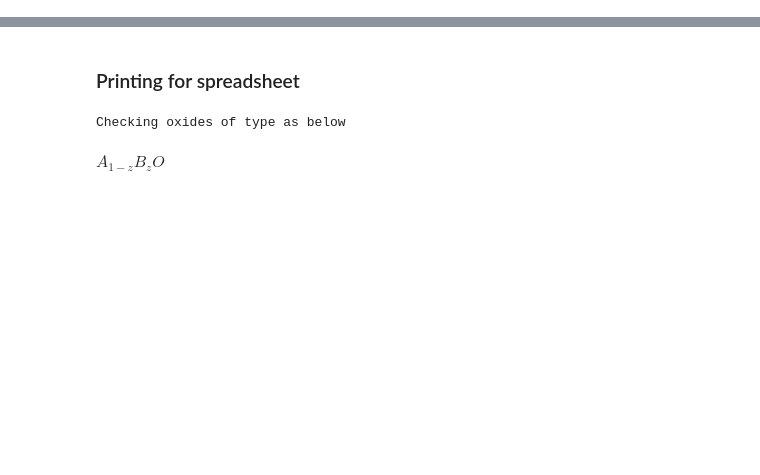
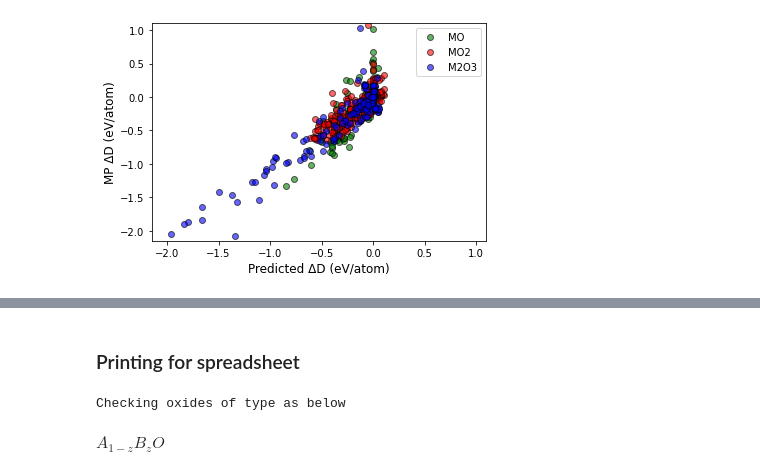
Before and after one commit to michaelcraiger/fefos, a Jupyter notebook: formation_energy_mixer.ipynb, the cells around one changed output, grey strips where cells are left out. Drawn from its saved outputs; the diff is of its cells as text; code cells hidden in the pictures; blank space fills up the shorter version.

```diff
--- a/formation_energy_mixer.ipynb
+++ b/formation_energy_mixer.ipynb
@@ -337,0 +516,12 @@ MAE for filtered: 0.096
+# %%
+plt.plot(ox2good_xs[2], ox2good_ys[2], 'o', color='g', alpha=0.6, label='MO', markeredgecolor='k')
+plt.plot(ox2good_xs[4], ox2good_ys[4], 'o', color='r', alpha=0.6, label='MO2', markeredgecolor='k')
+plt.plot(ox2good_xs[3], ox2good_ys[3], 'o', color='b', alpha=0.6, label='M2O3', markeredgecolor='k')
+plt.xlim(lower_lim, upper_lim)
+plt.ylim(lower_lim, upper_lim)
+plt.legend()
+plt.xlabel("Predicted ΔD (eV/atom)", fontsize=12)
+plt.ylabel("MP ΔD (eV/atom)", fontsize=12)
+plt.savefig("parity_filtered_all.pdf")
+# %% [output]
+[figure, added]
```
Also changed, not shown: parts of 11 cells of this notebook.
